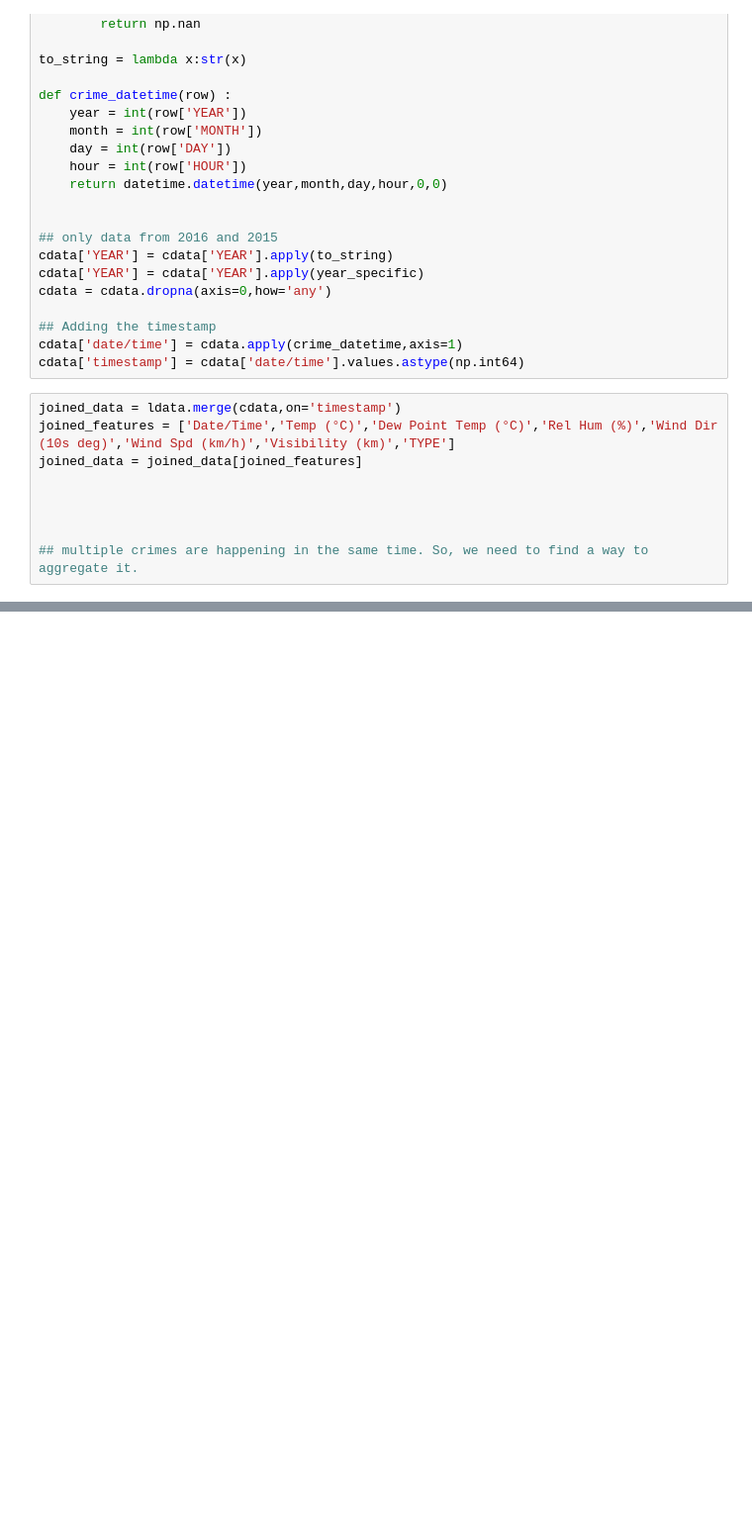
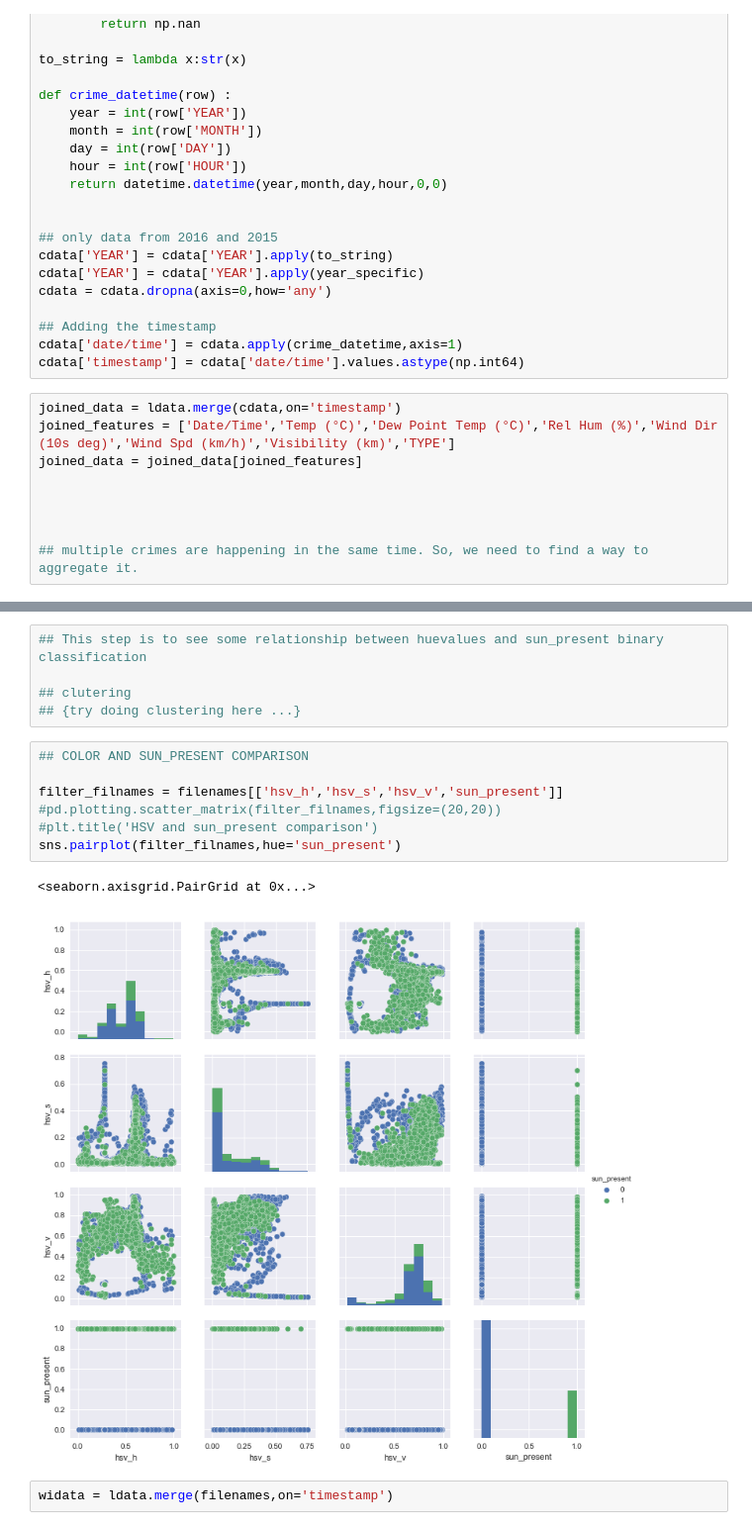
Before and after one commit to Manan007224/Weather-CMPT318, a Jupyter notebook: Weather.ipynb, the cells around one changed output, grey strips where cells are left out. Shown: that part at 99% size. Cells and saved outputs as stored; diff of their text form; blank space fills up the shorter version.

```diff
--- a/Weather.ipynb
+++ b/Weather.ipynb
@@ -273,0 +304,17 @@ filenames
+# %%
+## This step is to see some relationship between huevalues and sun_present binary classification
+
+## clutering
+## {try doing clustering here ...}
+# %%
+## COLOR AND SUN_PRESENT COMPARISON
+
+filter_filnames = filenames[['hsv_h','hsv_s','hsv_v','sun_present']]
+#pd.plotting.scatter_matrix(filter_filnames,figsize=(20,20))
+#plt.title('HSV and sun_present comparison')
+sns.pairplot(filter_filnames,hue='sun_present')
+# %% [output]
+<seaborn.axisgrid.PairGrid at 0x...>
+[figure, added]
+# %%
+widata = ldata.merge(filenames,on='timestamp')
```
Also changed, not shown: parts of 11 cells of this notebook, 8 other files.
